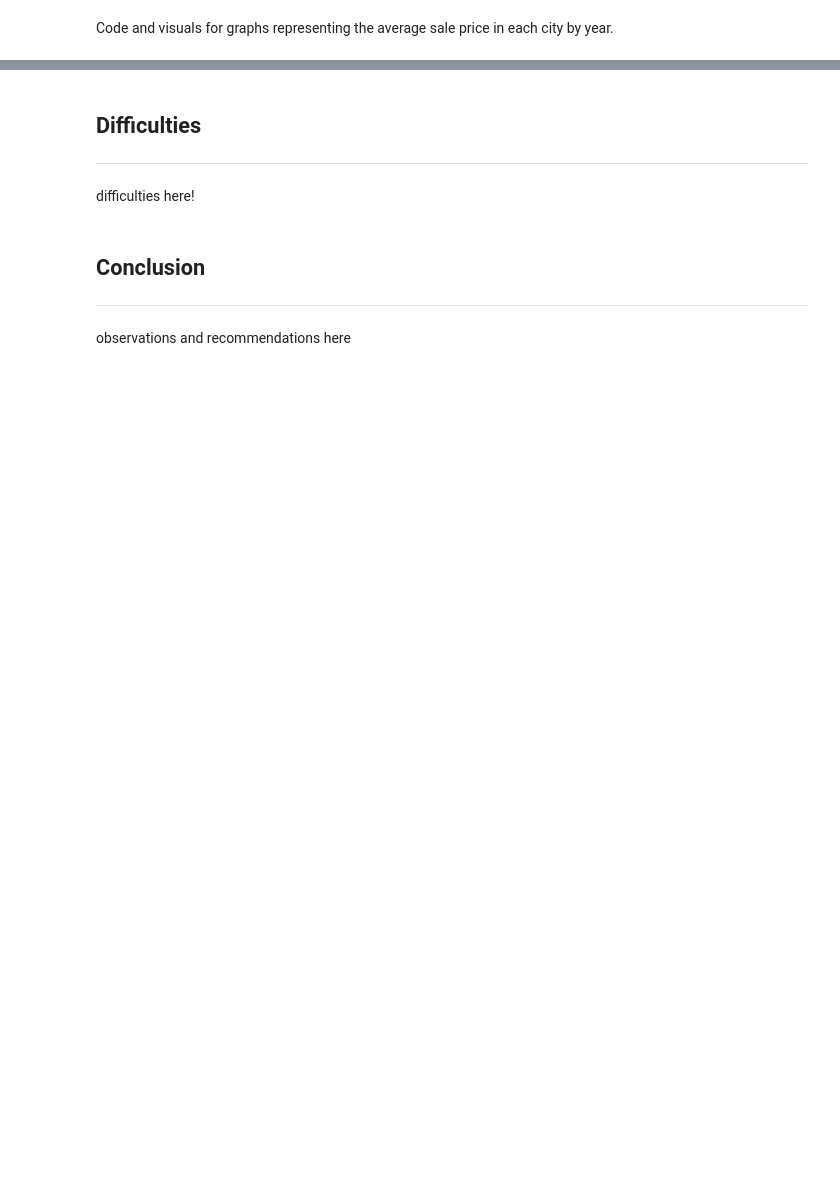
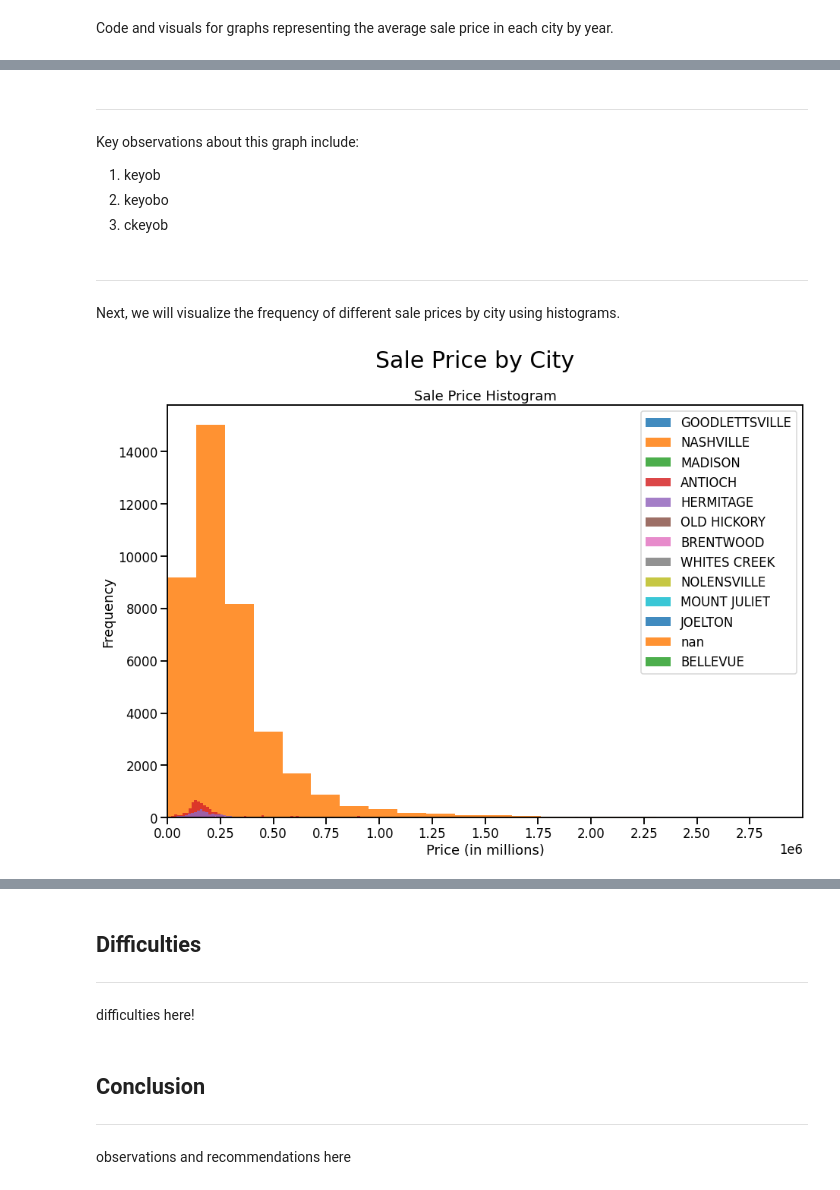
Before and after one commit to aaronjoslinwangdu/nashville-housing-project, a Jupyter notebook: Nashville_Housing_Notebook.ipynb, the cells around one changed output, grey strips where cells are left out. Cells and saved outputs as stored; diff of their text form; code cells hidden in the pictures; blank space fills up the shorter version.

```diff
--- a/Nashville_Housing_Notebook.ipynb
+++ b/Nashville_Housing_Notebook.ipynb
@@ -317,0 +386,33 @@ plt.savefig(r'C:\Users\arkansas\Desktop\Projects\nashville-housing-project\visua
+# %% [markdown]
+---
+# %% [markdown]
+Key observations about this graph include:
+1. keyob
+2. keyobo
+3. ckeyob
+# %% [markdown]
+---
+# %% [markdown]
+Next, we will visualize the frequency of different sale prices by city using histograms.
+# %%
+#start sale price histogram
+cities = df['PropertySplitCity'].unique().tolist()
+
+fig, axes = plt.subplots(figsize=(15, 10))
+fig.suptitle('Sale Price by City', fontsize=30)
+i=0
+
+for city in cities:
+    newdf = df.loc[(df['PropertySplitCity'] == city)]
+    plt.hist(newdf['SalePrice'], bins=400, alpha = 0.85)
+    plt.legend(cities)
+    plt.xlim([0, 3000000])
+    plt.xticks(np.arange(0, 3000000, 250000))
+    plt.xlabel('Price (in millions)')
+    plt.ylabel('Frequency')
+    plt.title('Sale Price Histogram')
+
+#save the figure
+#plt.savefig(r'path\nashville-housing-project\visualizations\sale_price_hist.png')
+# %% [output]
+[figure, added]
```
Also changed, not shown: parts of 27 cells of this notebook, 8 other files.
